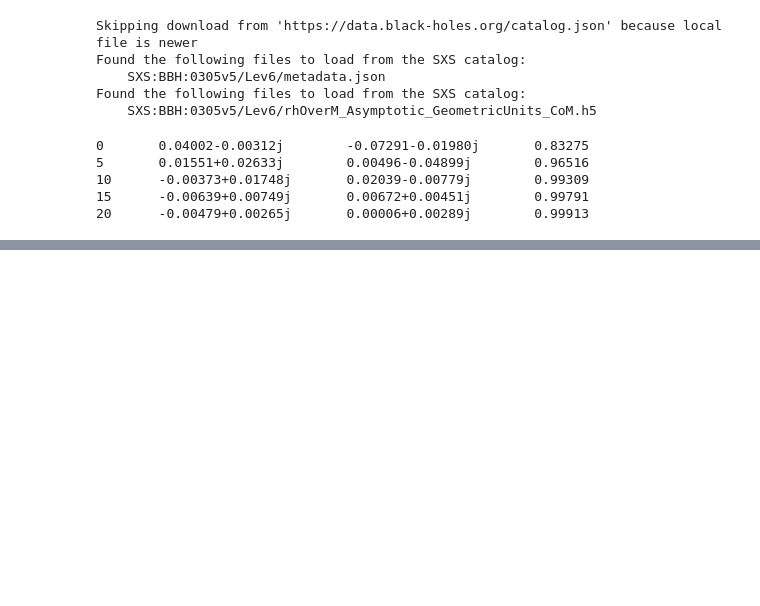
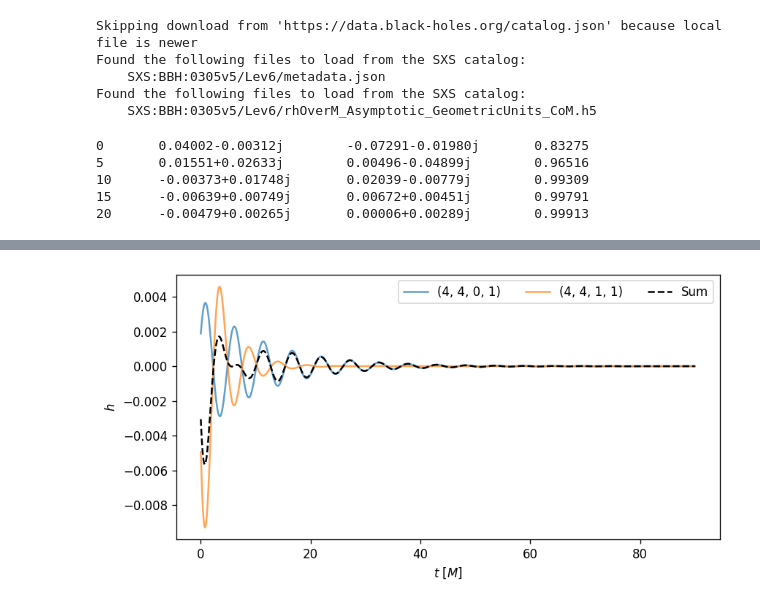
Before and after one commit to eliotfinch/qnmfits, a Jupyter notebook: examples/code_comparison.ipynb, the cells around one changed output, grey strips where cells are left out. Drawn from its saved outputs; the diff is of its cells as text; code cells hidden in the pictures; blank space fills up the shorter version.

```diff
--- a/examples/code_comparison.ipynb
+++ b/examples/code_comparison.ipynb
@@ -58,5 +60,7 @@ qnmfits.plot_ringdown(sim.times, sim.h[4,4], best_fit=result_0, fig_kw={'dpi':12
 # %%
-qnmfits.plot_ringdown_modes(result_0, fig_kw={'dpi':120}, outfile='fig2.png')
+qnmfits.plot_ringdown_modes(result_0, fig_kw={'dpi':120}) # , outfile='fig2.png')
+# %% [output]
+[figure, added]
 # %%
 t0_array = np.linspace(0, 20)
 
```
Also changed, not shown: parts of 3 cells of this notebook, 1 other file.
